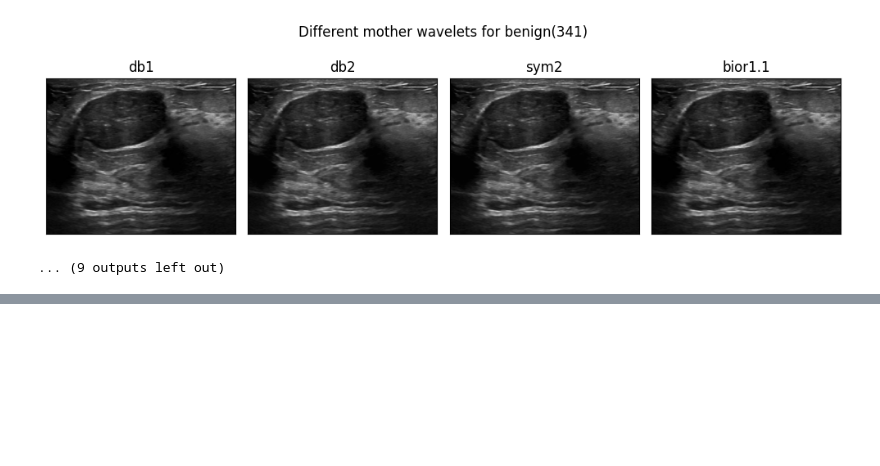
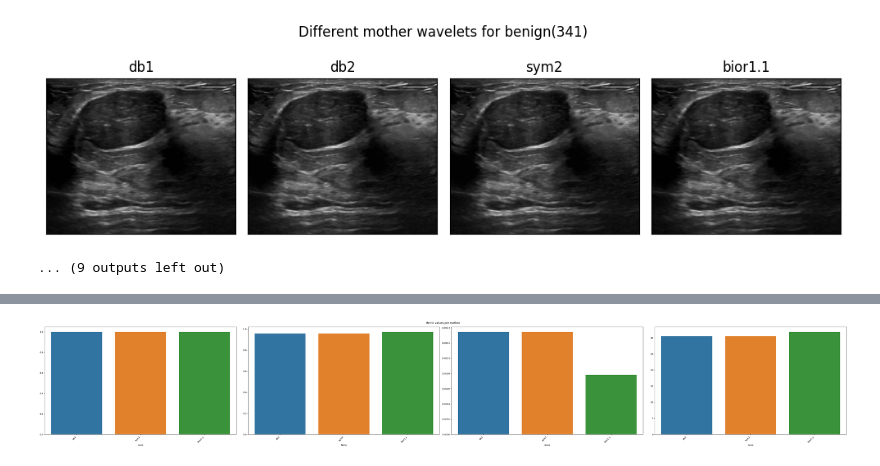
Before and after one commit to laufuentes/Optimization-for-CV, a Jupyter notebook: Images_wavelet.ipynb, the cells around one changed output, grey strips where cells are left out. Saved outputs shown, nothing was run; the diff lists cells and outputs as text; code cells hidden in the pictures; blank space fills up the shorter version.

```diff
--- a/Images_wavelet.ipynb
+++ b/Images_wavelet.ipynb
@@ -36,4 +37,4 @@ for img_path in paths:
 ... (9 outputs left out)
 # %%
 df = pd.read_csv(dfpath)[pd.Index([c for c in pd.read_csv(dfpath).columns if c.split(':')[0]!='Unnamed'])]
-df
+df_wavs = df_wavelets(df)
@@ -88,0 +45,4 @@ plt.show()
+# %%
+df_wavs.plt_Metric_wavelet_performance()
+# %% [output]
+[figure, added]
```
Also changed, not shown: parts of 6 cells of this notebook, 4 other files.
